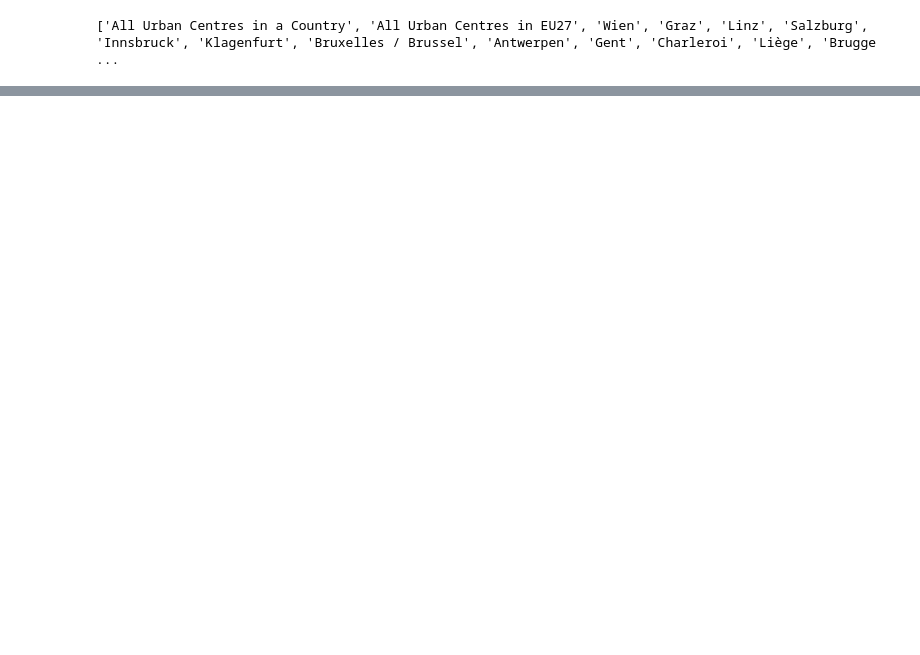
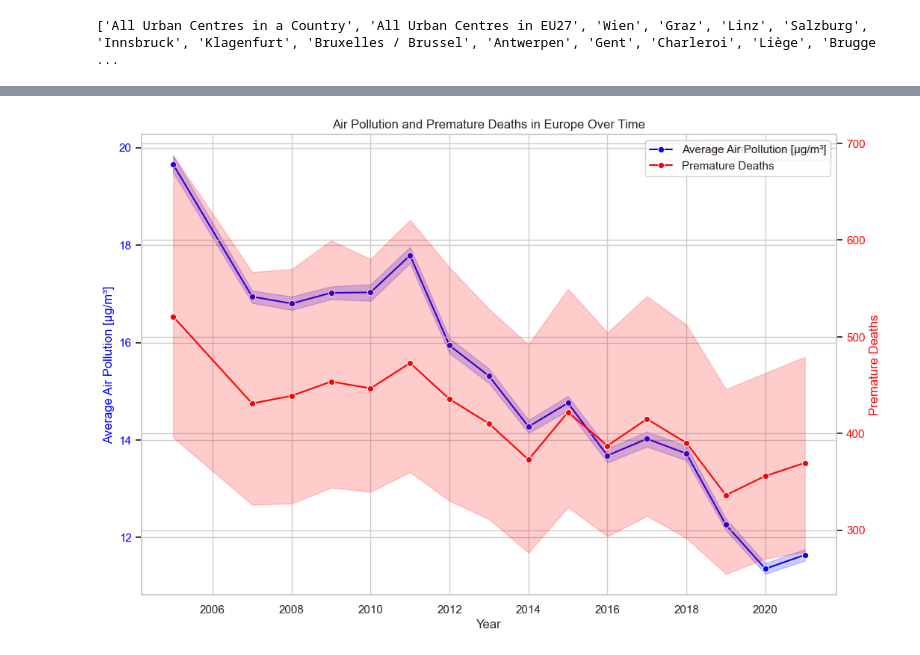
Before and after one commit to mauurits/ironhack_gpw3, a Jupyter notebook: notebooks/notebook_tania_gpw3.ipynb, the cells around one changed output, grey strips where cells are left out. Saved outputs shown, nothing was run; the diff lists cells and outputs as text; code cells hidden in the pictures; blank space fills up the shorter version.

```diff
--- a/notebooks/notebook_tania_gpw3.ipynb
+++ b/notebooks/notebook_tania_gpw3.ipynb
@@ -77,0 +149,41 @@ print(unique_cities_list)
+# %%
+#graphe of air pollution through time and premature death in EU
+
+sns.set(style="whitegrid")
+
+# Create the figure and axis
+fig, ax1 = plt.subplots(figsize=(12, 8))
+
+# Plot 'air_pollution_average_[ug/m3]' vs 'year' on ax1
+sns.lineplot(x='year', y='air_pollution_average_[ug/m3]', data=df_cleanedgpw3, ax=ax1, label='Average Air Pollution [µg/m³]', color='blue', marker='o')
+
+# Set label for the first y-axis
+ax1.set_ylabel('Average Air Pollution [µg/m³]', color='blue')
+ax1.tick_params(axis='y', labelcolor='blue')
+
+# Create a twin axis sharing the x-axis with ax1
+ax2 = ax1.twinx()
+
+# Plot 'premature_deaths' vs 'year' on ax2
+sns.lineplot(x='year', y='premature_deaths', data=df_cleanedgpw3, ax=ax2, label='Premature Deaths', color='red', marker='o')
+
+# Set label for the second y-axis
+ax2.set_ylabel('Premature Deaths', color='red')
+ax2.tick_params(axis='y', labelcolor='red')
+
+# Add titles and labels
+plt.title('Air Pollution and Premature Deaths in Europe Over Time')
+ax1.set_xlabel('Year')
+
+# Add legend
+fig.legend(loc="upper right", bbox_to_anchor=(1,1), bbox_transform=ax1.transAxes)
+
+# Display the plot
+plt.grid(True)
+plt.show()
+
+# Save the plot as a JPEG file
+file_path = pathpics + '\\air_pollution_vs_premature_deaths.jpg'
+fig.savefig(file_path, format='jpeg', dpi=300)
+# %% [output]
+[figure, added]
```
Also changed, not shown: parts of 10 cells of this notebook.
